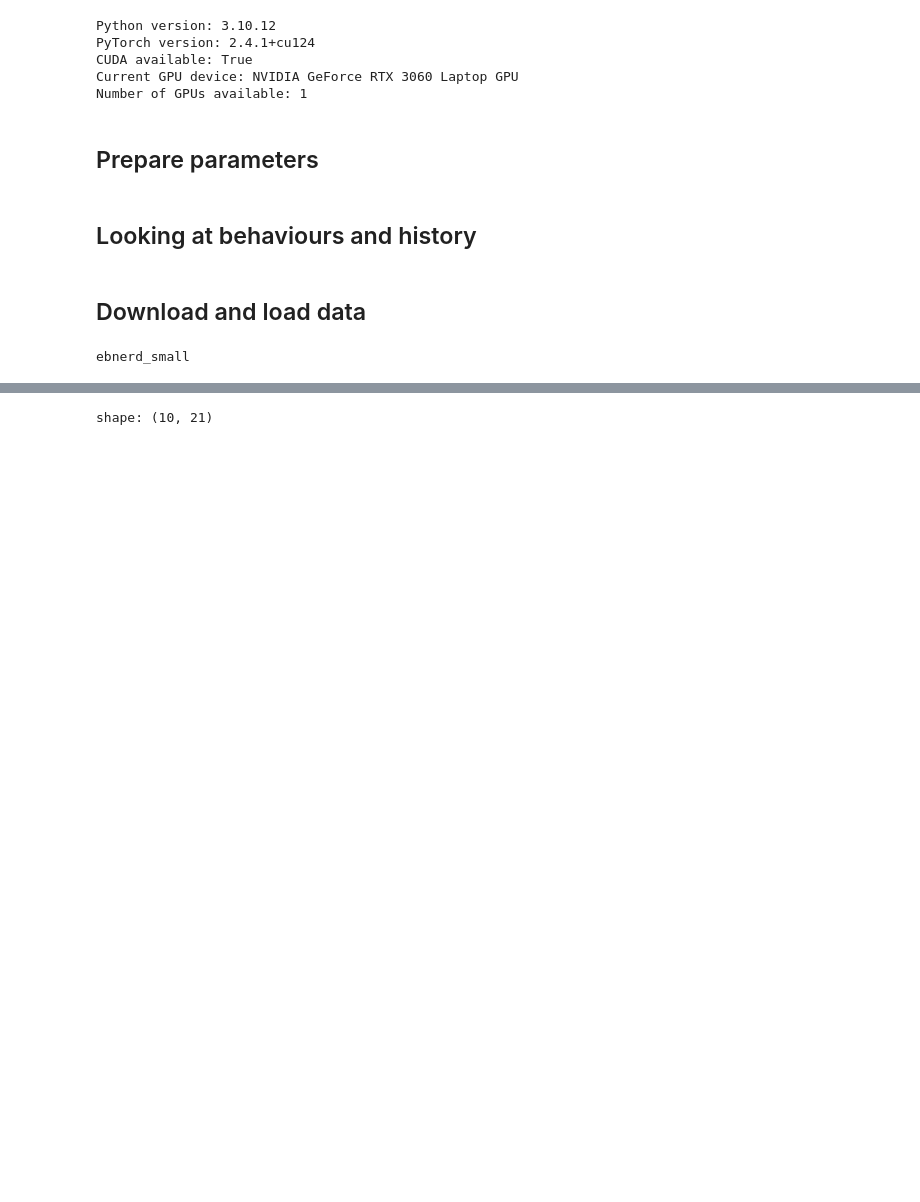
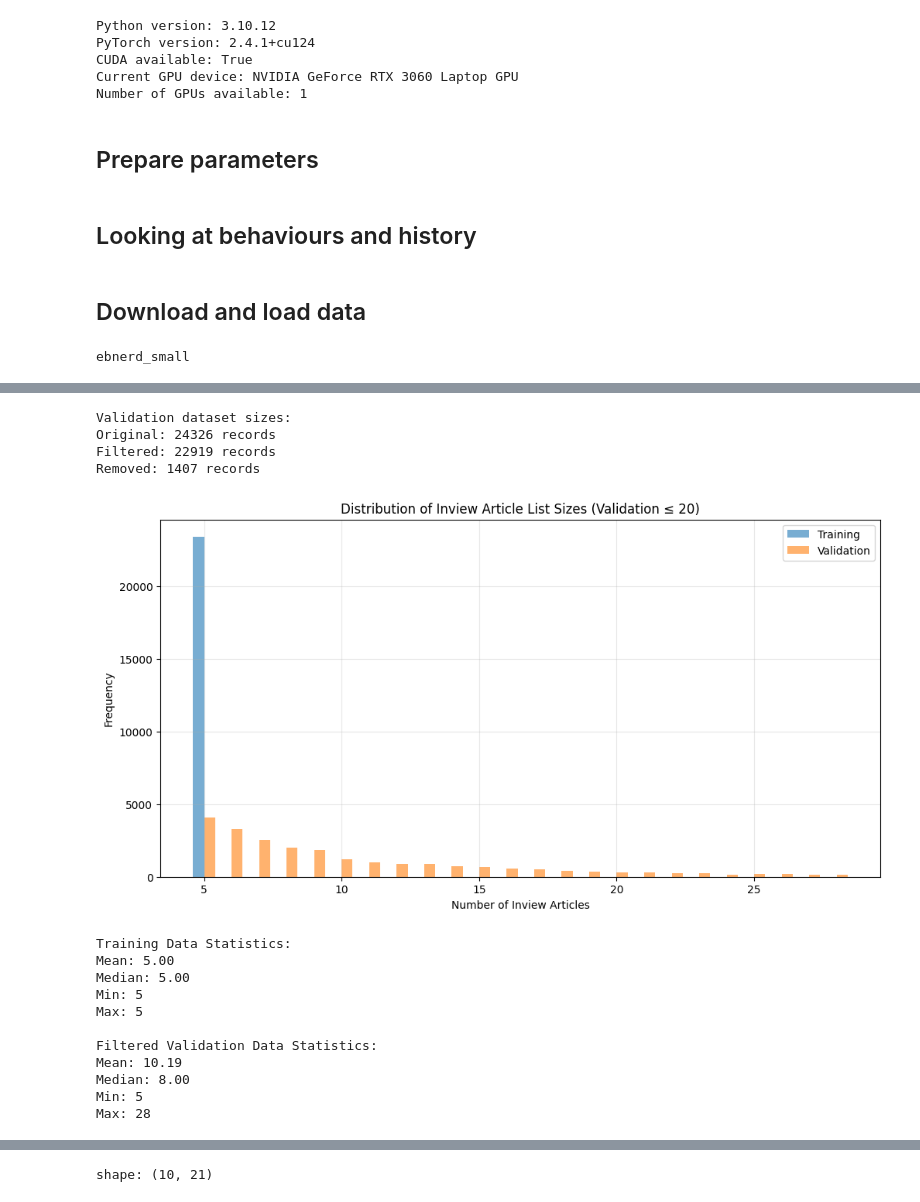
Before and after one commit to Gustavclausen1804/Deeplearning-RecSys-Challenge-2024, a Jupyter notebook: nrms_torch.ipynb, the cells around one changed output, grey strips where cells are left out. Cells and saved outputs as stored; diff of their text form; code cells hidden in the pictures; blank space fills up the shorter version.

```diff
--- a/nrms_torch.ipynb
+++ b/nrms_torch.ipynb
@@ -152,3 +153,63 @@ shape: (2, 6)
+# %%
+# Filter validation data
+df_validation_filtered = df_validation.filter(
+    pl.col(DEFAULT_INVIEW_ARTICLES_COL).map_elements(lambda x: len(x) <= 28)
+)
+
+print("Validation dataset sizes:")
+print(f"Original: {len(df_validation)} records")
+print(f"Filtered: {len(df_validation_filtered)} records")
+print(f"Removed: {len(df_validation) - len(df_validation_filtered)} records")
+
+# Calculate distributions
+train_lengths = [len(row) for row in df_train[DEFAULT_INVIEW_ARTICLES_COL]]
+valid_lengths = [len(row) for row in df_validation_filtered[DEFAULT_INVIEW_ARTICLES_COL]]
+
+# Create visualization
+plt.figure(figsize=(12, 6))
+plt.bar(pd.Series(train_lengths).value_counts().sort_index().index - 0.2,
+        pd.Series(train_lengths).value_counts().sort_index().values,
+        width=0.4, label='Training', alpha=0.6)
+plt.bar(pd.Series(valid_lengths).value_counts().sort_index().index + 0.2,
+        pd.Series(valid_lengths).value_counts().sort_index().values,
+        width=0.4, label='Validation', alpha=0.6)
+
+plt.xlabel('Number of Inview Articles')
+plt.ylabel('Frequency')
+plt.title('Distribution of Inview Article List Sizes (Validation ≤ 20)')
+plt.legend()
+plt.grid(True, alpha=0.3)
+plt.show()
+
+# Print summary statistics
+print("\nTraining Data Statistics:")
+print(f"Mean: {np.mean(train_lengths):.2f}")
+print(f"Median: {np.median(train_lengths):.2f}")
+print(f"Min: {min(train_lengths)}")
+print(f"Max: {max(train_lengths)}")
+
+print("\nFiltered Validation Data Statistics:")
+print(f"Mean: {np.mean(valid_lengths):.2f}")
+print(f"Median: {np.median(valid_lengths):.2f}")
+print(f"Min: {min(valid_lengths)}")
+print(f"Max: {max(valid_lengths)}")
+# %% [output]
+Validation dataset sizes:
+Original: 24326 records
+Filtered: 22919 records
+Removed: 1407 records
+[figure, added]
+Training Data Statistics:
+Mean: 5.00
+Median: 5.00
+Min: 5
+Max: 5
+
+Filtered Validation Data Statistics:
+Mean: 10.19
+Median: 8.00
+Min: 5
+Max: 28
 # %%
 def calculate_average_length(df, column):
     total_length = sum(len(row) for row in df[column])
```
Also changed, not shown: parts of 26 cells of this notebook, 3 other files.
